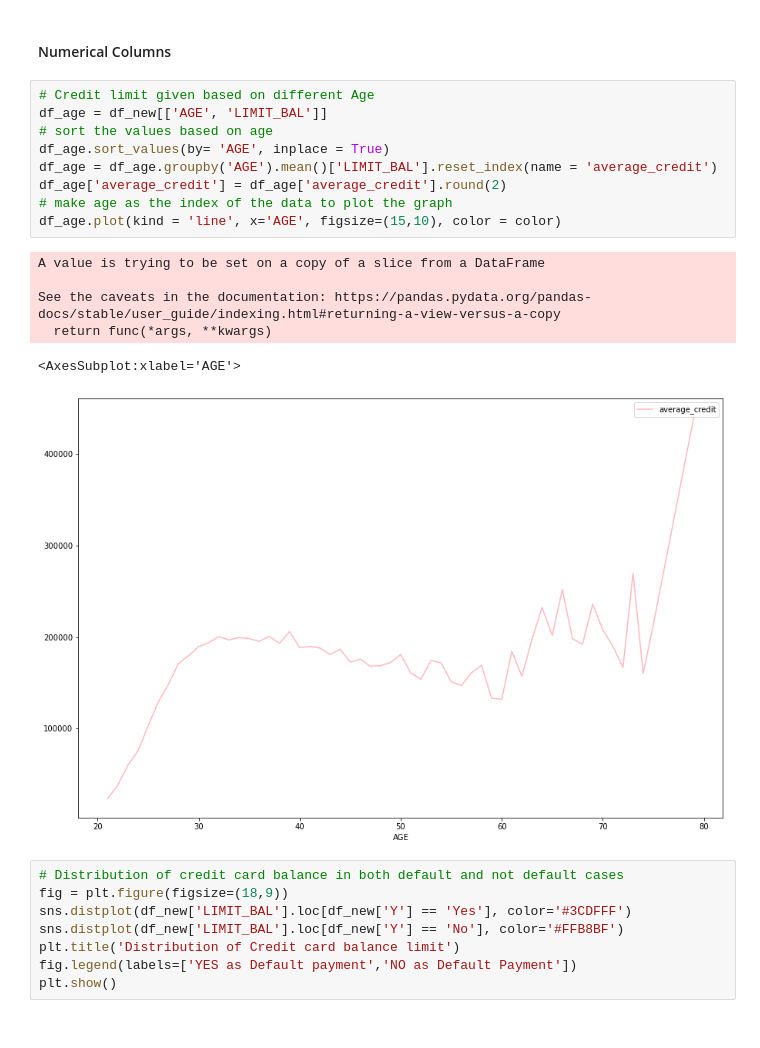
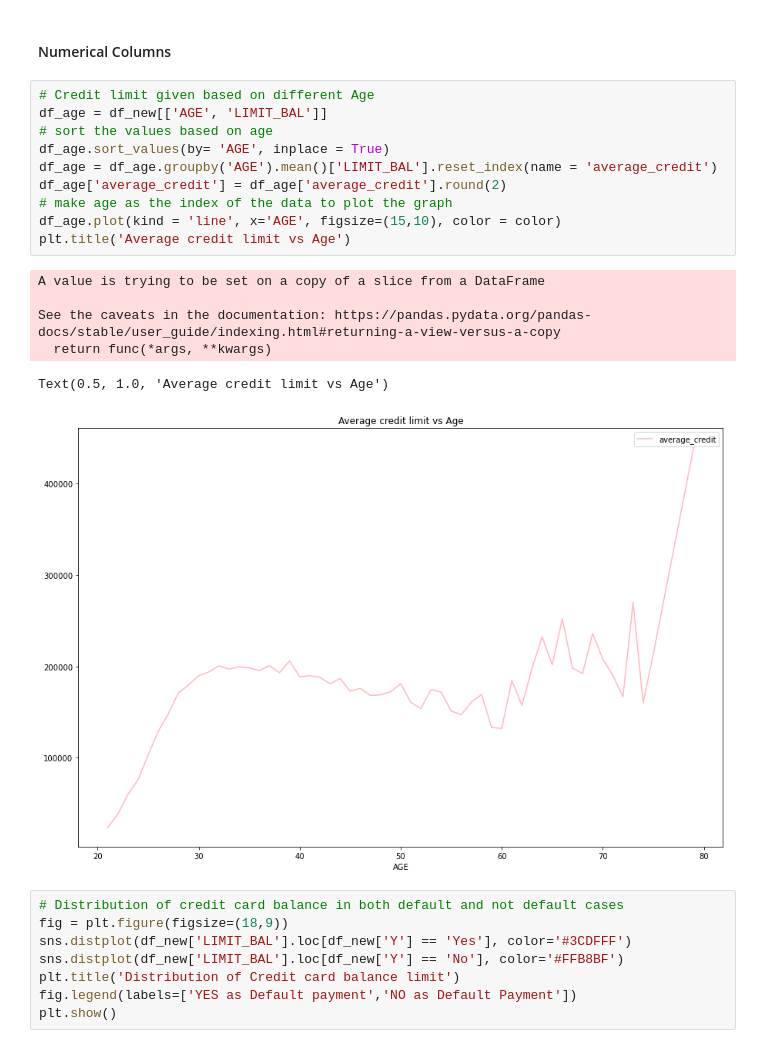
Before and after one commit to krish011/IE7300_ML_Project, a Jupyter notebook: Project_code_n.ipynb, the cells around one changed output. Cells and saved outputs as stored; diff of their text form.

```diff
--- a/Project_code_n.ipynb
+++ b/Project_code_n.ipynb
@@ -407,19 +407,20 @@ df_g1
 # %%
 # Credit limit given based on different Age
 df_age = df_new[['AGE', 'LIMIT_BAL']]
 # sort the values based on age
 df_age.sort_values(by= 'AGE', inplace = True)
 df_age = df_age.groupby('AGE').mean()['LIMIT_BAL'].reset_index(name = 'average_credit')
 df_age['average_credit'] = df_age['average_credit'].round(2)
 # make age as the index of the data to plot the graph
 df_age.plot(kind = 'line', x='AGE', figsize=(15,10), color = color)
+plt.title('Average credit limit vs Age')
 # %% [output]
 A value is trying to be set on a copy of a slice from a DataFrame
 
 See the caveats in the documentation: https://pandas.pydata.org/pandas-docs/stable/user_guide/indexing.html#returning-a-view-versus-a-copy
   return func(*args, **kwargs)
-<AxesSubplot:xlabel='AGE'>
+Text(0.5, 1.0, 'Average credit limit vs Age')
-[figure, old version]
+[figure, new version]
 # %%
 # Distribution of credit card balance in both default and not default cases
 fig = plt.figure(figsize=(18,9))
```
Also changed, not shown: parts of 31 cells of this notebook.
